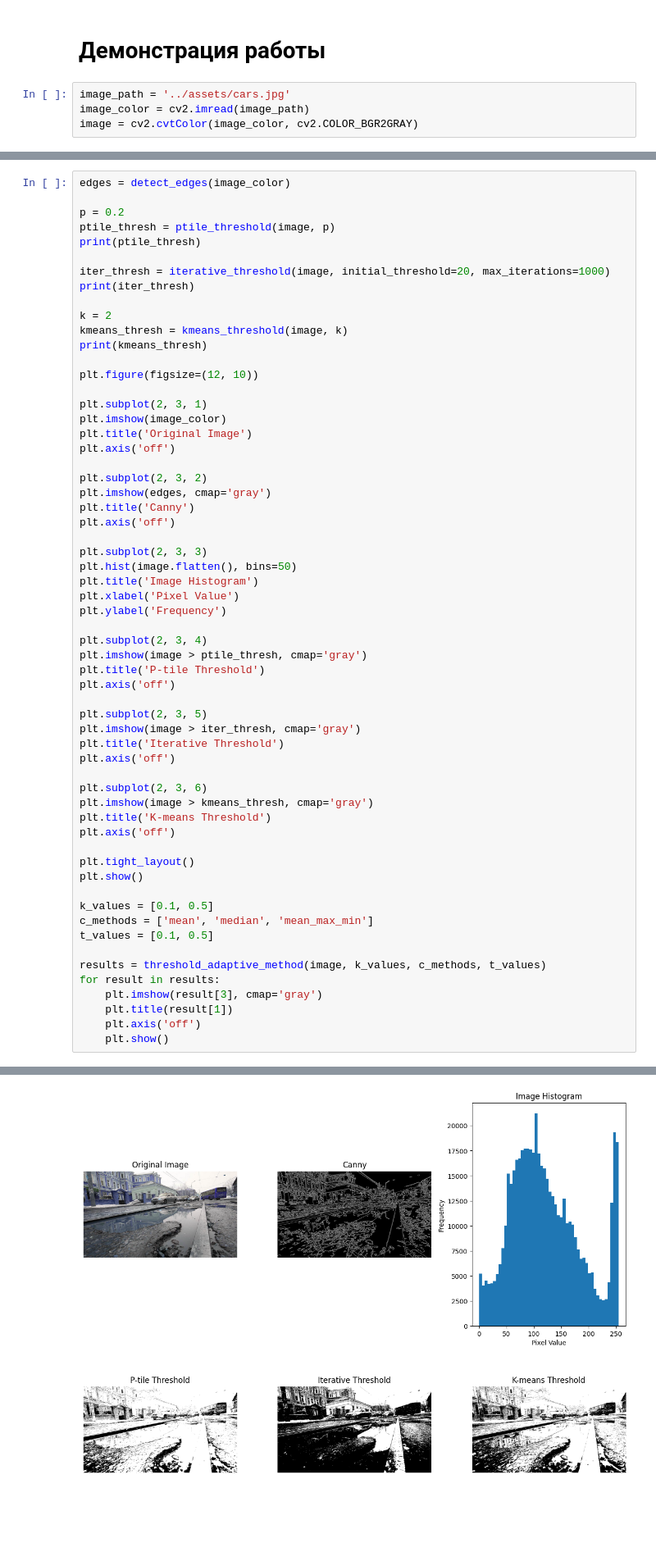
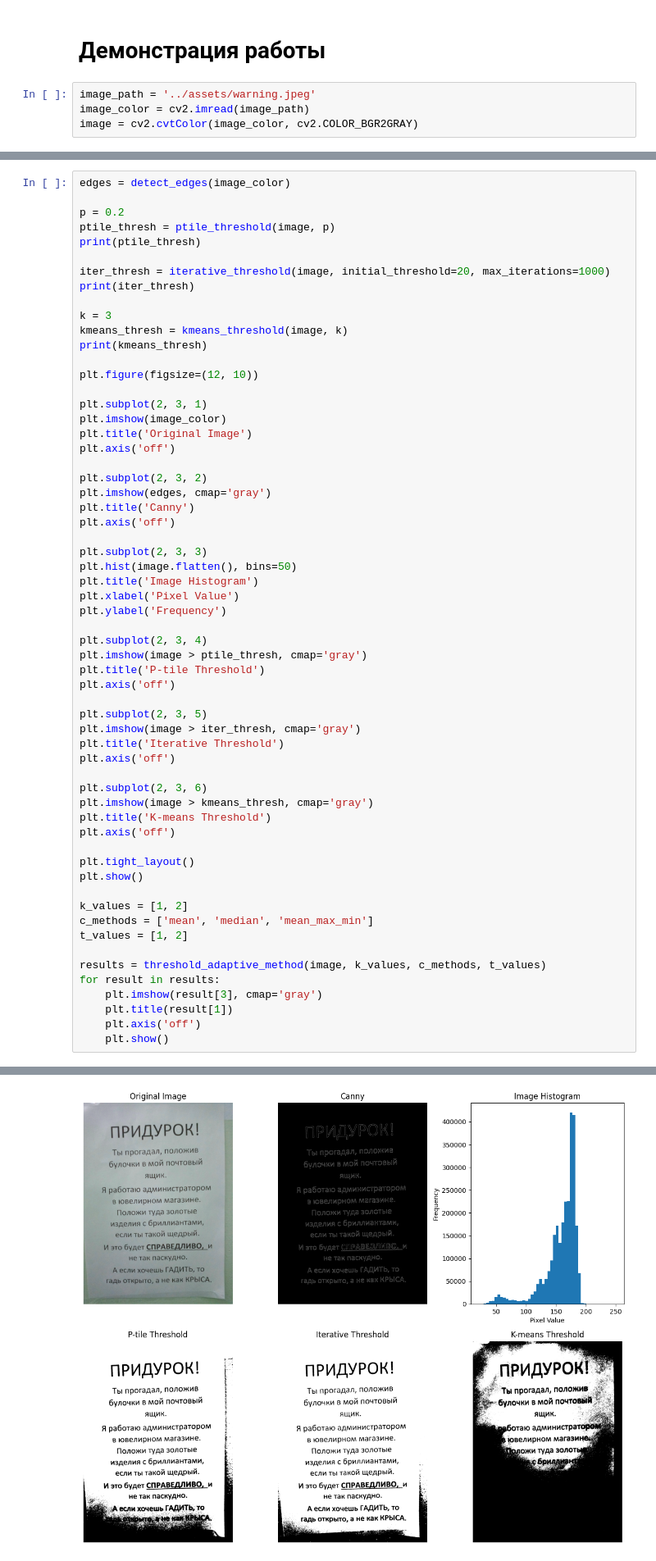
Before and after one commit to DSW-DWA/ComputerVision, a Jupyter notebook: lab_4/main.ipynb, the cells around one changed output, grey strips where cells are left out. Shown at 82% size. Saved outputs shown, nothing was run; the diff lists cells and outputs as text; blank space fills up the shorter version.

```diff
--- a/lab_4/main.ipynb
+++ b/lab_4/main.ipynb
@@ -187,7 +205,7 @@ def process_video(video_path, threshold_type='default frame'):
 # %% [markdown]
 # Демонстрация работы
 # %%
-image_path = '../assets/cars.jpg'
+image_path = '../assets/warning.jpeg'
 image_color = cv2.imread(image_path)
 image = cv2.cvtColor(image_color, cv2.COLOR_BGR2GRAY)
 # %%
@@ -204,7 +222,7 @@ print(ptile_thresh)
 iter_thresh = iterative_threshold(image, initial_threshold=20, max_iterations=1000)
 print(iter_thresh)
 
-k = 2
+k = 3
 kmeans_thresh = kmeans_threshold(image, k)
 print(kmeans_thresh)
 
@@ -244,9 +262,9 @@ plt.axis('off')
 plt.tight_layout()
 plt.show()
 
-k_values = [0.1, 0.5]
+k_values = [1, 2]
 c_methods = ['mean', 'median', 'mean_max_min']
-t_values = [0.1, 0.5]
+t_values = [1, 2]
 
 results = threshold_adaptive_method(image, k_values, c_methods, t_values)
 for result in results:
@@ -261 +279 @@ for result in results:
-[figure, old version]
+[figure, new version]
```
Also changed, not shown: parts of 6 cells of this notebook, 1 other file.
